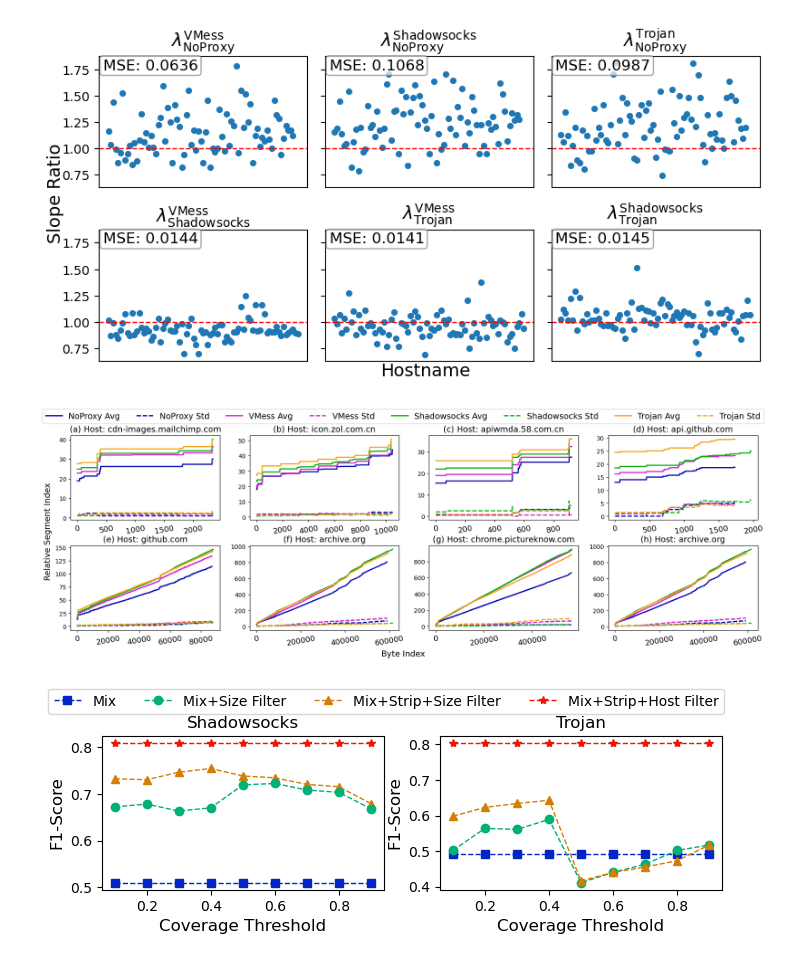
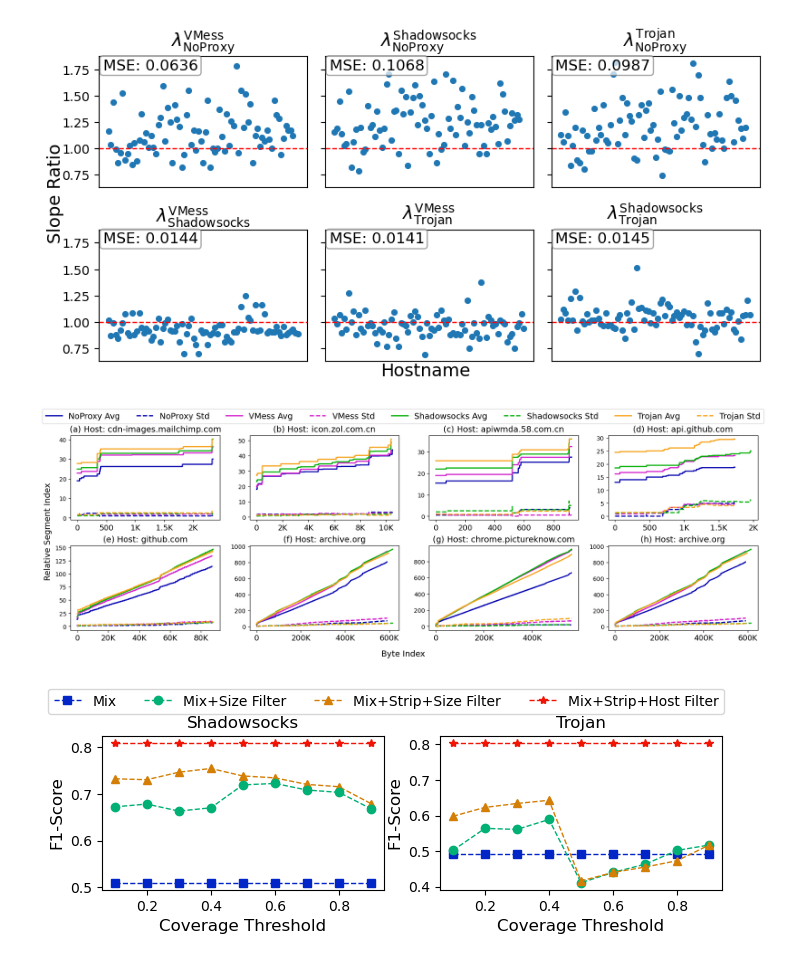
Before and after one commit to wesly2000/PA3, a Jupyter notebook: exp/data_analysis/stream_analysis.ipynb, the cells around one changed output. Cells and saved outputs as stored; diff of their text form; code cells hidden in the pictures.

```diff
--- a/exp/data_analysis/stream_analysis.ipynb
+++ b/exp/data_analysis/stream_analysis.ipynb
@@ -206,27 +206,34 @@ color_map = ["#d422ce", "#00b006", "#f7a31b"]
 patches = [mpatches.Patch(color=color_map[i], label=protocols[i]) for i in range(3)]
 
 x_lim = [300000, .6e6, 4e6]
-x_ticks = [range(0, 300000, 100000), range(0, int(.6e6), int(.2e6)), range(0, int(4e6), int(1e6))]
+x_ticks = [
+    [0, 100_000, 200_000, 300_000],     # 0, 100K, 200K, 300K
+    [0, 200_000, 400_000, 600_000],     # 0, 200K, 400K, 600K
+    [0, 1_000_000, 2_000_000, 3_000_000, 4_000_000]   # 0, 1M, 2M, 3M, 4M
+]
+x_ticklabels = [
+    ['0', '100K', '200K', '300K'],
+    ['0', '200K', '400K', '600K'],
+    ['0', '1M', '2M', '3M', '4M']
+]
 
 fig, axes = plt.subplots(3, 3, figsize=(8, 4))
 
 for j in range(3):
     for i, sni in enumerate(dfs):
         axes[i, j].hist(arrays[sni][j][arrays[sni][j] < x_lim[i]], bins=60, color=color_map[j], label=protocols[j])
-        # axes[i, j].hist(arrays[sni][j], bins=60, color=color_map[j], label=protocols[j])
         axes[i, j].set_xlim(0, x_lim[i])
         axes[i, j].tick_params(axis='x', labelsize=10)
-        # axes[j, i].tick_params(axis='y', labelsize=6)
-        # Hide y-axis
         axes[i, j].set_yticks([])
         axes[i, j].set_xticks(x_ticks[i])
+        axes[i, j].set_xticklabels(x_ticklabels[i])
         axes[i, 1].set_title(sni, fontsize=10)
 
 
 # Manually create a legend for the whole figure
 fig.legend(handles=patches, loc='upper center', ncol=3, bbox_to_anchor=(0.5, 1.01), fontsize=10)
 
-fig.subplots_adjust(hspace=0.53, wspace=0.1)
+fig.subplots_adjust(hspace=0.53, wspace=0.15)
 # plt.savefig('histograms.png')
 
 plt.savefig('browser_noise.pdf', bbox_inches='tight', dpi=300, format='pdf')
@@ -506,6 +513,24 @@ plt.savefig('slope_ratio.pdf', bbox_inches='tight', dpi=300, format='pdf')
 import matplotlib.pyplot as plt
 import numpy as np
 from pathlib import Path
+from matplotlib.ticker import FuncFormatter
+
+def human_format(num, pos=None):
+    # Formats number precisely in K, M, G etc. (including "1.5K", "2.7M", etc.)
+    if num is None:
+        return ""
+    num = float(num)
+    if num >= 1_000_000_000:
+        val = num / 1_000_000_000
+        return f'{val:.1f}G' if not val.is_integer() else f'{int(val)}G'
+    elif num >= 1_000_000:
+        val = num / 1_000_000
+        return f'{val:.1f}M' if not val.is_integer() else f'{int(val)}M'
+    elif num >= 1_000:
+        val = num / 1_000
+        return f'{val:.1f}K' if not val.is_integer() else f'{int(val)}K'
+    else:
+        return str(int(num)) if num.is_integer() else f"{num:.1f}"
 
 color_map = {"NoProxy": "#0300b0", "VMess": "#d422ce", "Shadowsocks": "#00b006", "Trojan": "#f7a31b"}
 names = [
@@ -533,36 +558,37 @@ index = [
 
 output_root = "/data/exp/lxyu/Dataset/WF/VisualSeg"
 base = "tcp"
 
 
 fig, axs = plt.subplots(2, 4, figsize=(21, 6))
 # fig.suptitle('Byte Segment Map', fontdict={'size': 16})
 
 for i, row in enumerate(names):
     for j, name in enumerate(row):
         for protocol in color_map:
             avg_array_path = Path(f"{output_root}/seg_compute/{base}/{protocol.lower()}/avg_{name}.npy")
             std_array_path = Path(f"{output_root}/seg_compute/{base}/{protocol.lower()}/std_{name}.npy")
             avg_byte_segments, std_byte_segments = np.load(avg_array_path), np.load(std_array_path)
             axs[i][j].plot(avg_byte_segments, linewidth=2, color=color_map[protocol], label=f"{protocol} Avg")
             axs[i][j].plot(std_byte_segments, linewidth=2, linestyle='--', color=color_map[protocol], label=f"{protocol} Std")
             # Remove per-subplot labels; set global labels after the loop
             host, sni = name.split('_')
             axs[i][j].set_title(f'({index[i][j]}) Host: {sni}', fontsize=14)
             # Change xticks font size to 10
-            axs[i][j].tick_params(axis='x', labelsize=13, rotation=10)
+            axs[i][j].tick_params(axis='x', labelsize=13)
+            # Add human-readable byte tick formatter to x-axis
+            axs[i][j].xaxis.set_major_formatter(FuncFormatter(human_format))
             handles, labels = axs[i][j].get_legend_handles_labels()
 
 fig.legend(handles, labels, loc='upper center', ncol=8, bbox_to_anchor=(0.5, 1), fontsize=14)
 # Set global labels after the loop
 fig.supxlabel('Byte Index', y=0.001, fontsize=14)
 fig.supylabel('Relative Segment Index', x=0.095, fontsize=14)
 fig.subplots_adjust(hspace=0.3)
 
-
 fig.savefig('byte_segment_map.pdf', bbox_inches='tight', dpi=300, format='pdf')
 # %% [output]
-[figure, old version]
+[figure, new version]
 # %%
 # BS filter
 ss_bs_filter = [0.672, 0.678, 0.663, 0.670, 0.719, 0.722, 0.708, 0.703, 0.668]
```
Also changed, not shown: parts of 1 cell of this notebook.
